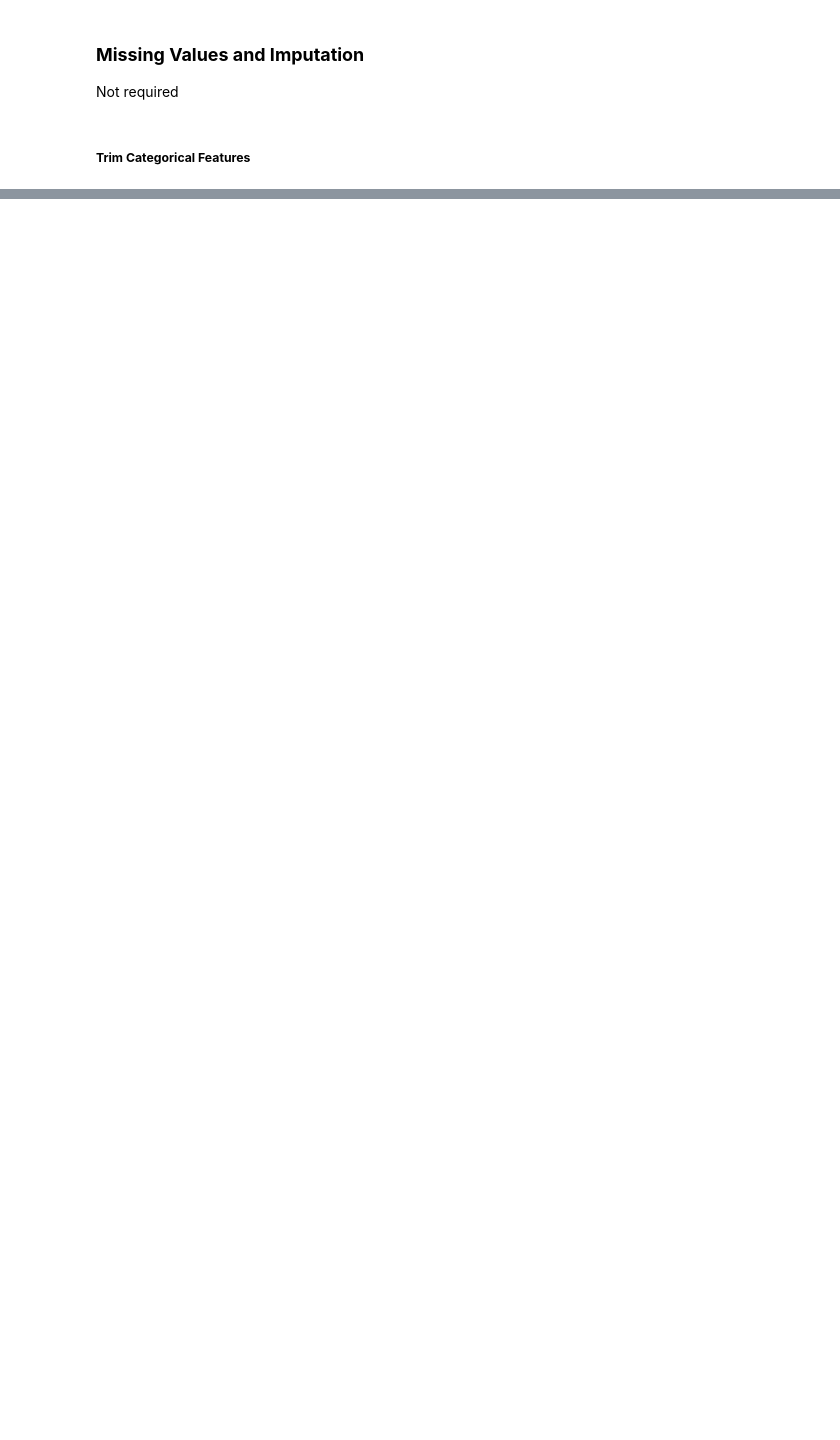
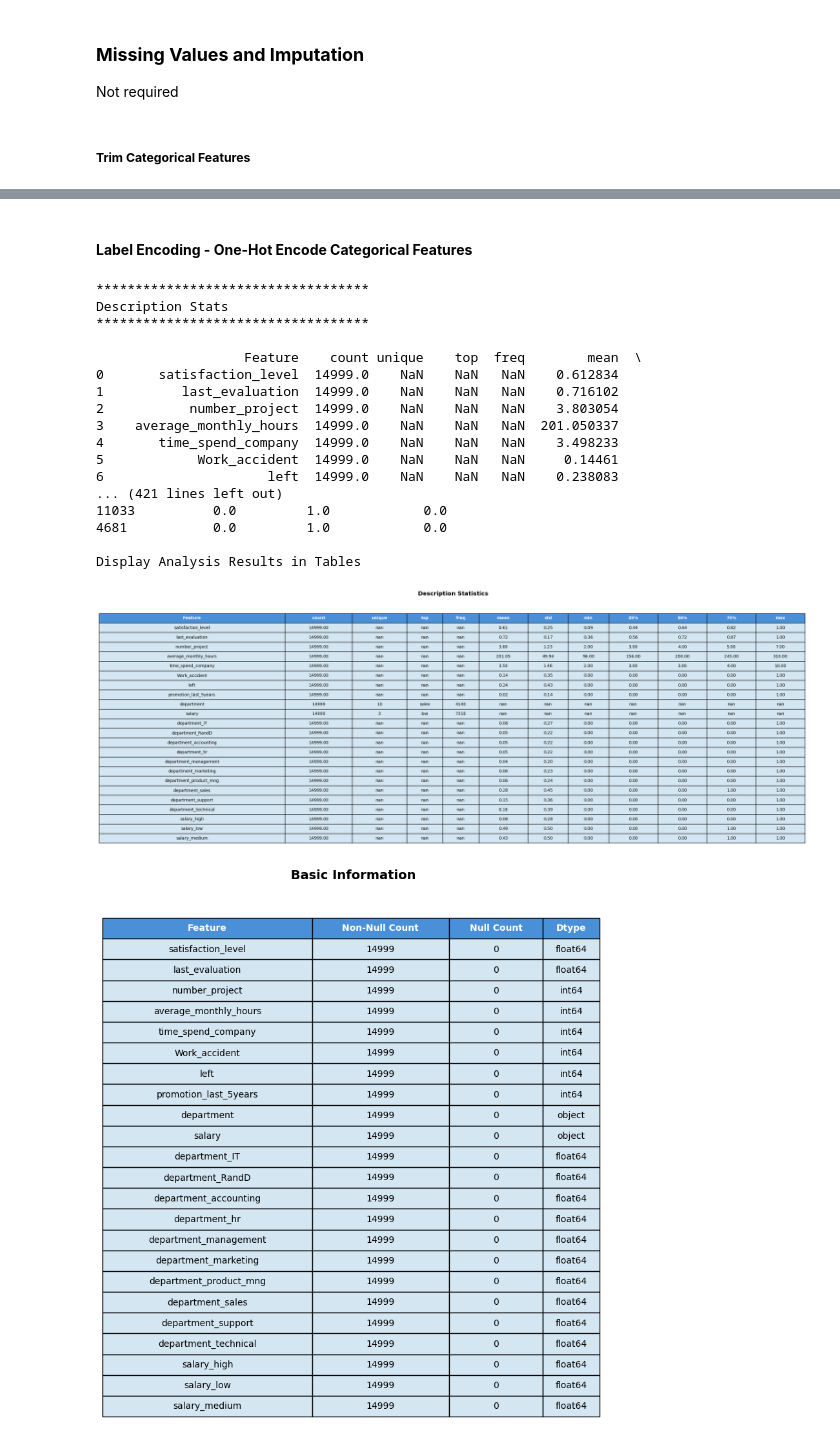
Before and after one commit to juanbucz/FullStackAcademyAICourse, a Jupyter notebook: Assignments/Unit 3/Machine Learning - Unit 3 End Project.ipynb, the cells around one changed output, grey strips where cells are left out. Cells and saved outputs as stored; diff of their text form; code cells hidden in the pictures; blank space fills up the shorter version.

```diff
--- a/Assignments/Unit 3/Machine Learning - Unit 3 End Project.ipynb
+++ b/Assignments/Unit 3/Machine Learning - Unit 3 End Project.ipynb
@@ -425,0 +471,58 @@ df_employeeTurnover[obj_cols] = df_employeeTurnover[obj_cols].apply(lambda col:
+# %% [markdown]
+#### **Label Encoding - One-Hot Encode Categorical Features** ####
+# %%
+# Use the nominal categorical variable (department)
+# Apply one-hot encoding
+#encoder = OneHotEncoder(sparse_output=False, drop='first')
+
+# Don't drop 'first' for now as we want to see all our columns and the distribution
+# Drop these later depanding on the model we use to reduce/avoid multicolinearity
+encoder = OneHotEncoder(sparse_output=False)
+
+# Convert Department
+onehot_array = encoder.fit_transform(df_employeeTurnover[['department']])
+
+# Create dataframe with proper column names
+df_onehot = pd.DataFrame(
+    onehot_array,
+    columns=encoder.get_feature_names_out(['department']),
+    index=df_employeeTurnover.index
+)
+
+# Join back to original and drop original column
+df_employeeTurnover = pd.concat([df_employeeTurnover, df_onehot], axis=1)
+
+# Convert Salary
+onehot_array = encoder.fit_transform(df_employeeTurnover[['salary']])
+
+# Create dataframe with proper column names
+df_onehot = pd.DataFrame(
+    onehot_array,
+    columns=encoder.get_feature_names_out(['salary']),
+    index=df_employeeTurnover.index
+)
+
+# Join back to original and drop original column
+df_employeeTurnover = pd.concat([df_employeeTurnover, df_onehot], axis=1)
+
+PrintDataFrameStatistics(df_employeeTurnover)
+# %% [output]
+***********************************
+Description Stats
+***********************************
+
+                   Feature    count unique    top  freq        mean  \
+0       satisfaction_level  14999.0    NaN    NaN   NaN    0.612834
+1          last_evaluation  14999.0    NaN    NaN   NaN    0.716102
+2           number_project  14999.0    NaN    NaN   NaN    3.803054
+3    average_monthly_hours  14999.0    NaN    NaN   NaN  201.050337
+4       time_spend_company  14999.0    NaN    NaN   NaN    3.498233
+5            Work_accident  14999.0    NaN    NaN   NaN     0.14461
+6                     left  14999.0    NaN    NaN   NaN    0.238083
+... (421 lines left out)
+11033          0.0         1.0            0.0
+4681           0.0         1.0            0.0
+
+Display Analysis Results in Tables
+[figure, added]
+[figure, added]
```
Also changed, not shown: parts of 13 cells of this notebook.
